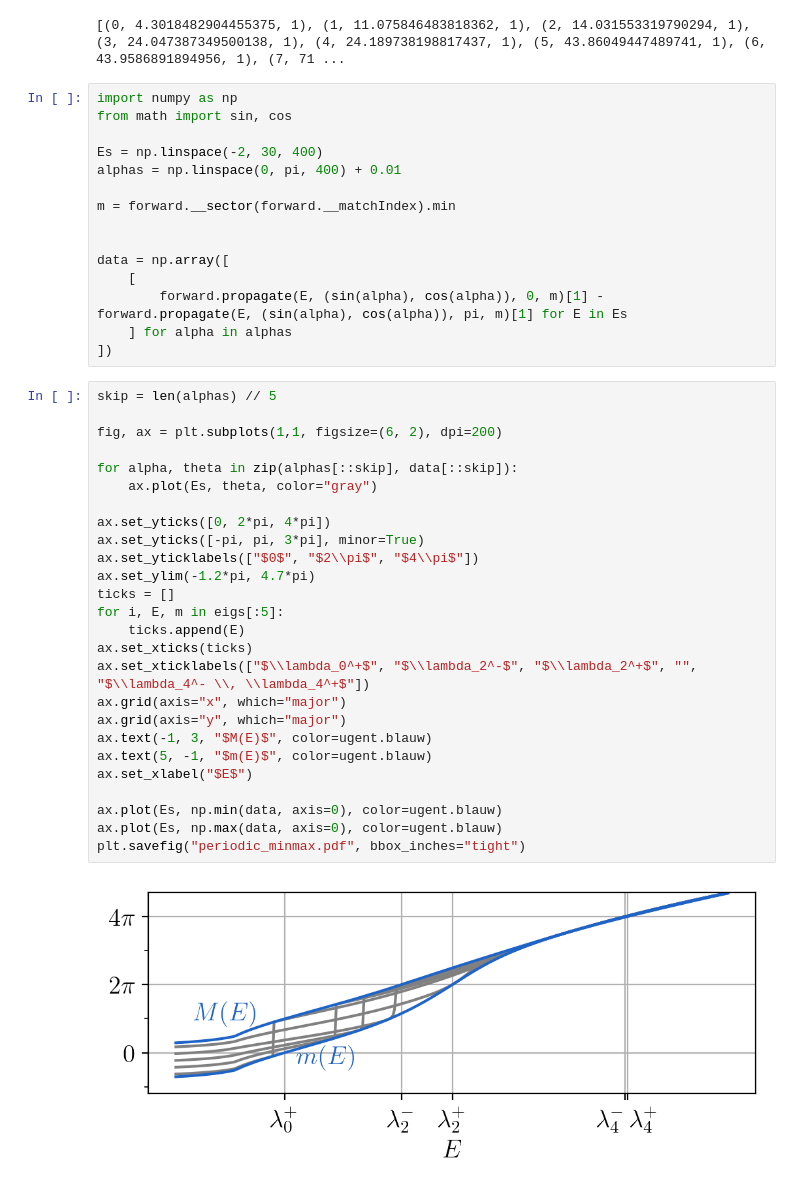
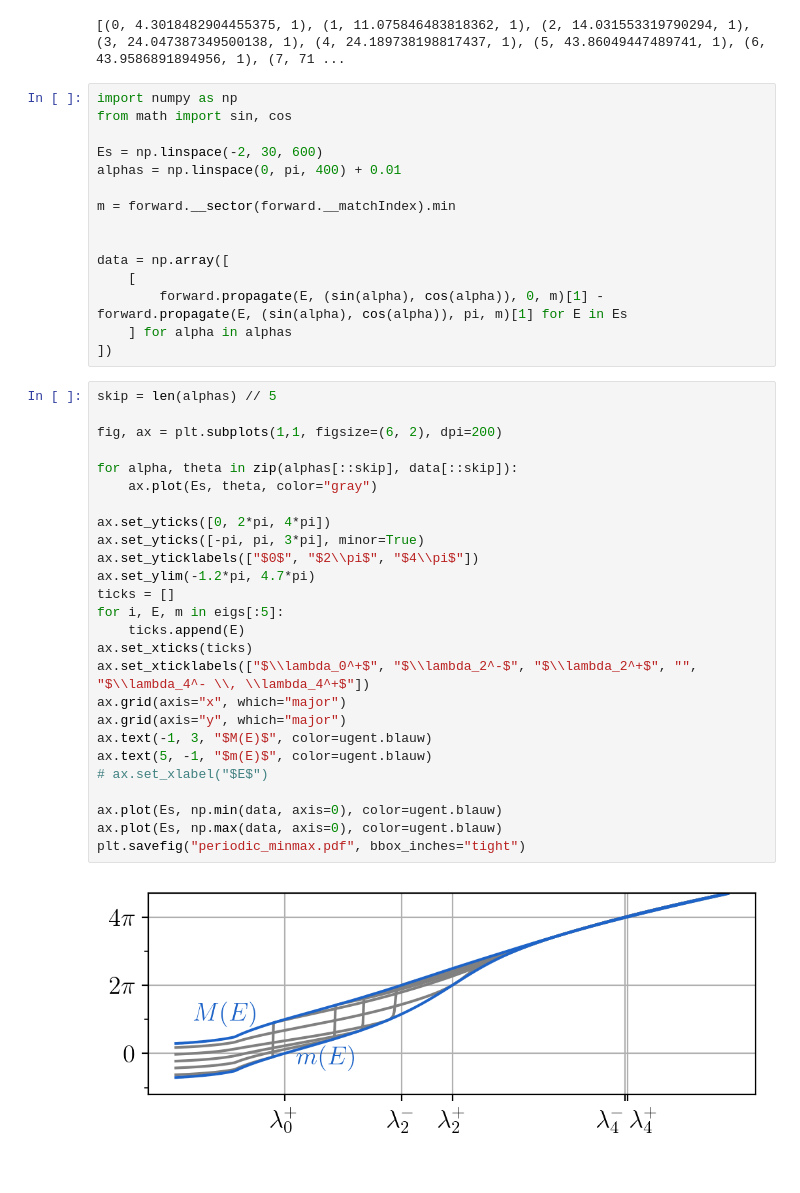
Before and after one commit to toonijn/PhD-thesis, a Jupyter notebook: img/chapter2/prufer/periodic.ipynb, the cells around one changed output. Saved outputs shown, nothing was run; the diff lists cells and outputs as text.

Commit message:
H2 periodic prufer image

```diff
--- a/img/chapter2/prufer/periodic.ipynb
+++ b/img/chapter2/prufer/periodic.ipynb
@@ -23,7 +23,7 @@ print(eigs)
 import numpy as np
 from math import sin, cos
 
-Es = np.linspace(-2, 30, 400)
+Es = np.linspace(-2, 30, 600)
 alphas = np.linspace(0, pi, 400) + 0.01
 
 m = forward.__sector(forward.__matchIndex).min
@@ -37,28 +37,28 @@ data = np.array([
 # %%
 skip = len(alphas) // 5
 
 fig, ax = plt.subplots(1,1, figsize=(6, 2), dpi=200)
 
 for alpha, theta in zip(alphas[::skip], data[::skip]):
     ax.plot(Es, theta, color="gray")
 
 ax.set_yticks([0, 2*pi, 4*pi])
 ax.set_yticks([-pi, pi, 3*pi], minor=True)
 ax.set_yticklabels(["$0$", "$2\\pi$", "$4\\pi$"])
 ax.set_ylim(-1.2*pi, 4.7*pi)
 ticks = []
 for i, E, m in eigs[:5]:
     ticks.append(E)
 ax.set_xticks(ticks)
 ax.set_xticklabels(["$\\lambda_0^+$", "$\\lambda_2^-$", "$\\lambda_2^+$", "", "$\\lambda_4^- \\, \\lambda_4^+$"])
 ax.grid(axis="x", which="major")
 ax.grid(axis="y", which="major")
 ax.text(-1, 3, "$M(E)$", color=ugent.blauw)
 ax.text(5, -1, "$m(E)$", color=ugent.blauw)
-ax.set_xlabel("$E$")
+# ax.set_xlabel("$E$")
 
 ax.plot(Es, np.min(data, axis=0), color=ugent.blauw)
 ax.plot(Es, np.max(data, axis=0), color=ugent.blauw)
 plt.savefig("periodic_minmax.pdf", bbox_inches="tight")
 # %% [output]
-[figure, old version]
+[figure, new version]
```
Also changed, not shown: parts of 3 cells of this notebook, 6 other files.
